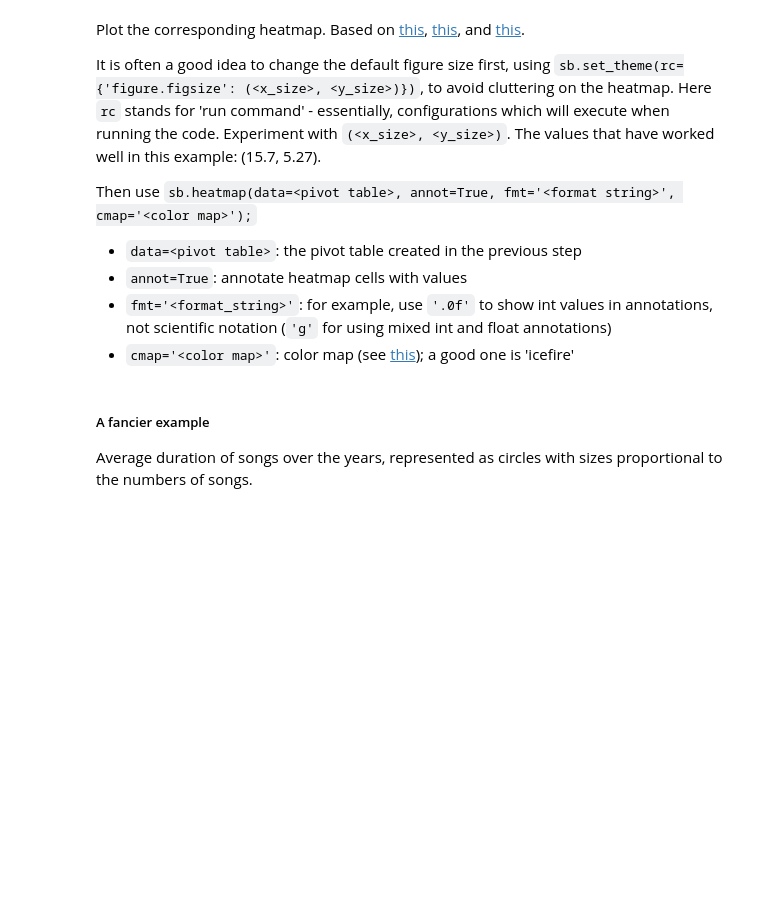
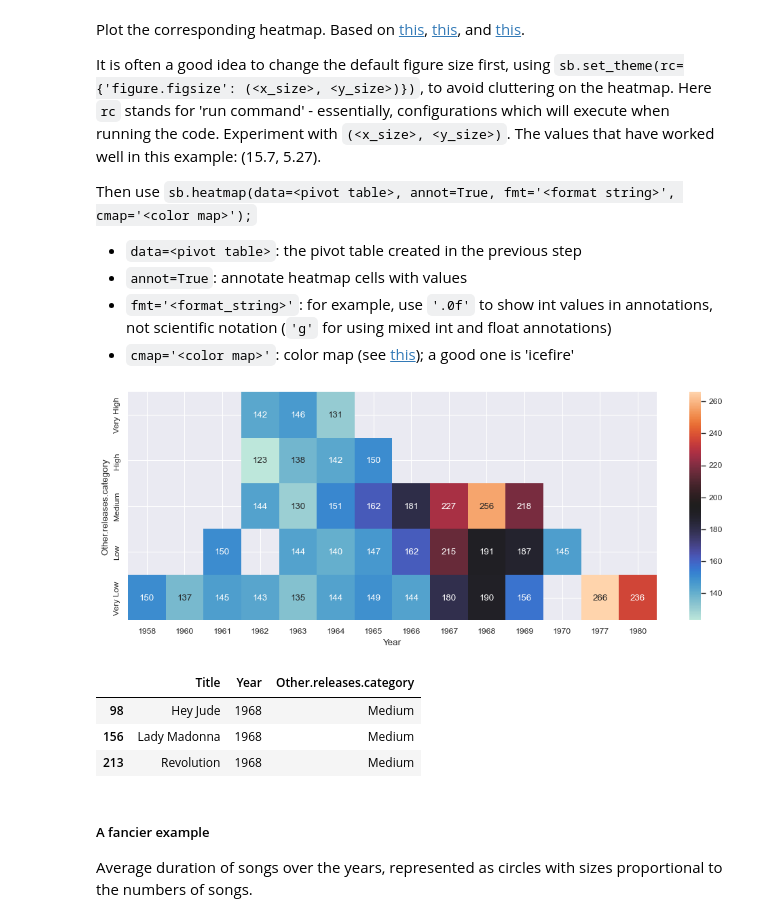
Before and after one commit to devedzic/ADA_Programming_2023, a Jupyter notebook: notebooks/eda.ipynb, the cells around one changed output. Saved outputs shown, nothing was run; the diff lists cells and outputs as text; code cells hidden in the pictures; blank space fills up the shorter version.

```diff
--- a/notebooks/eda.ipynb
+++ b/notebooks/eda.ipynb
@@ -851,6 +860,15 @@ As for specifying the path of the dataset properly, see [this](https://stackover
 # Get the songs as a pd.DataFrame object from 'data/The Beatles songs dataset, v1.csv', or from
 # '../data/The Beatles songs dataset, v1.csv', or '../../data/The Beatles songs dataset, v1.csv', or ...,
 # depending on where the csv file is located
+s = pd.read_csv('../data/The Beatles songs dataset, v1.csv')
 # %% [markdown]
 Categorize songs according to the number of other releases.
 Insert a new column, e.g. `Other.releases.category` and set it to the default value `Medium`. Then split the range of `Other.releases` to five subranges, `very-Low` to `very_high` (find the `max()` of `Other.releases` first). Each such a subrange is actually an index of selected songs, based on the value of `Other.releases` (e.g., `very_low = songs['Other.releases'] < 10`). Then use `<pd.df>.loc[<index of selected observations>, <relevant column>]` to change the default value `Medium` where appropriate (e.g., `songs.loc[very_low, 'Other.releases.category'] = 'Very Low'`).
+# %%
+# s.describe()['Other.releases']              # to get a feeling for the range of Other.releases values
+s['Other.releases.category'] = 'Medium'
+s.loc[s['Other.releases'] < 10, 'Other.releases.category'] = 'Very Low'
+s.loc[(s['Other.releases'] >= 10) & (s['Other.releases'] < 20), 'Other.releases.category'] = 'Low'
+s.loc[(s['Other.releases'] >= 30) & (s['Other.releases'] < 40), 'Other.releases.category'] = 'High'
+s.loc[s['Other.releases'] > 40, 'Other.releases.category'] = 'Very High'
+display(s[['Title', 'Other.releases', 'Other.releases.category']].sample(10))
@@ -857,13 +887,17 @@ Insert a new column, e.g. `Other.releases.category` and set it to the default va
 # %% [markdown]
 Rearrange the categories of `Other.releases.category` to make the output natural.
 Use `<pd.df>['<column>'] = pd.Categorical(<pd.df>[<column>], categories=['<cat1>, <cat2>, ...'], ordered=True)`. In this example, order categories from `Very High` to `Very Low`.
+# %%
+s['Other.releases.category'] = pd.Categorical(s['Other.releases.category'],
+                                              categories=['Very High', 'High', 'Medium', 'Low', 'Very Low'],
+                                              ordered=True)
 # %% [markdown]
 Create a suitable pivot table. Use `<pivot table> = <pd.df>.pivot_table(values='<column with values to show on the heatmap>', index='<categorical index>', columns='<column>')`
 - `values`: e.g. 'Duration'
 - `index`: to be shown on y-axis, e.g. 'Other.releases.category'
 - `columns`: to be shown on x-axis, e.g. 'Year'
 # %%
-
+pt = s.pivot_table(values='Duration', index='Other.releases.category', columns='Year')
 # # Alternatively
 # s = songs.pivot_table(values='Duration', index=['Very Low', 'Low', 'Medium', 'High', 'Very High'], columns='Year')
 # %% [markdown]
@@ -876,6 +910,18 @@ Then use `sb.heatmap(data=<pivot table>, annot=True, fmt='<format string>', cmap
 - `annot=True`: annotate heatmap cells with values
 - `fmt='<format_string>'`: for example, use `'.0f'` to show int values in annotations, not scientific notation (`'g'` for using mixed int and float annotations)
 - `cmap='<color map>'`: color map (see [this](https://10xsoft.org/courses/data-analysis/mastering-data-visualization-with-python/section-4-data-visualization-using-seaborn/colour-palettes-seaborn/)); a good one is 'icefire'
+# %%
+sb.set_theme(rc={'figure.figsize': (15.7, 5.27)})
+sb.heatmap(data=pt, annot=True, fmt='.0f', cmap='icefire');
+# %% [output]
+[figure, added]
+# %%
+display(s.loc[(s['Other.releases.category'] == 'Medium') & (s.Year == 1968), ['Title', 'Year', 'Other.releases.category']])
+# %% [output]
+|  | Title | Year | Other.releases.category |
+| 98 | Hey Jude | 1968 | Medium |
+| 156 | Lady Madonna | 1968 | Medium |
+| 213 | Revolution | 1968 | Medium |
 # %% [markdown]
 ##### A fancier example
 Average duration of songs over the years, represented as circles with sizes proportional to the numbers of songs.
```
Also changed, not shown: parts of 24 cells of this notebook, 1 other file.
